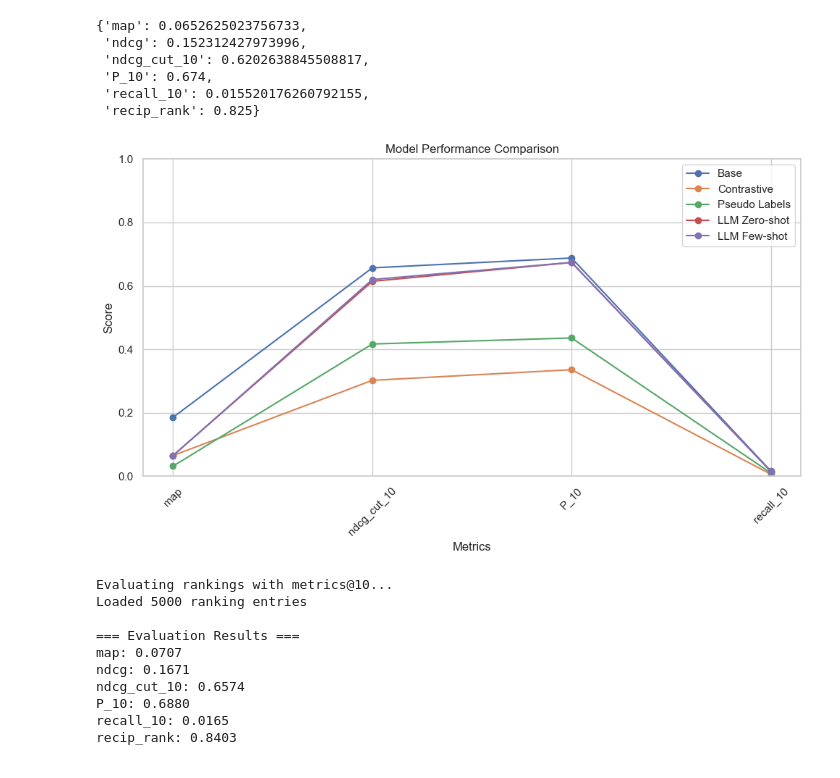
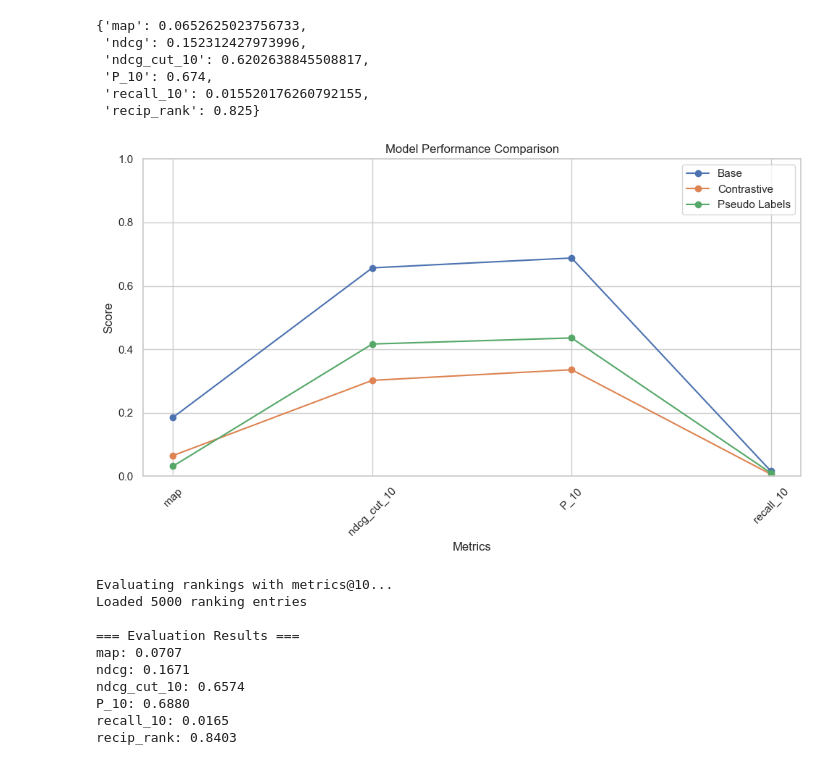
Before and after one commit to vivian0216/ranker_ir, a Jupyter notebook: experiment.ipynb, the cells around one changed output. Cells and saved outputs as stored; diff of their text form; code cells hidden in the pictures.

```diff
--- a/experiment.ipynb
+++ b/experiment.ipynb
@@ -330,27 +328,27 @@ llm_few_results = pd.read_csv('evaluation_results/llm_few/evaluation_results.csv
 # %%
 import matplotlib.pyplot as plt
 import seaborn as sns
 
 metrics = ['map', 'ndcg_cut_10', 'P_10', 'recall_10']
 
 # create a line for each model that goes through the metrics results
 # and add the model name as a label
 sns.set(style="whitegrid")
 plt.figure(figsize=(10, 6))
 
-for model_results, label in zip([base_results, contrastive_results, pseudo_labels_results, llm_zero_results, llm_few_results], ['Base', 'Contrastive', 'Pseudo Labels', 'LLM Zero-shot', 'LLM Few-shot']):
+for model_results, label in zip([base_results, contrastive_results, pseudo_labels_results], ['Base', 'Contrastive', 'Pseudo Labels']):
     plt.plot(metrics, model_results[metrics].values.flatten(), marker='o', label=label)
 
 plt.title('Model Performance Comparison')
 plt.xlabel('Metrics')
 plt.ylabel('Score')
 plt.ylim(0, 1)
 plt.xticks(rotation=45)
 plt.legend()
 plt.tight_layout()
 plt.show()
 # %% [output]
-[figure, old version]
+[figure, new version]
 # %%
 base_rankings = pd.read_csv('rankings/base_rankings.csv')
 contrastive_rankings = pd.read_csv('rankings/contrastive_rankings.csv')
```
Also changed, not shown: parts of 1 cell of this notebook.
